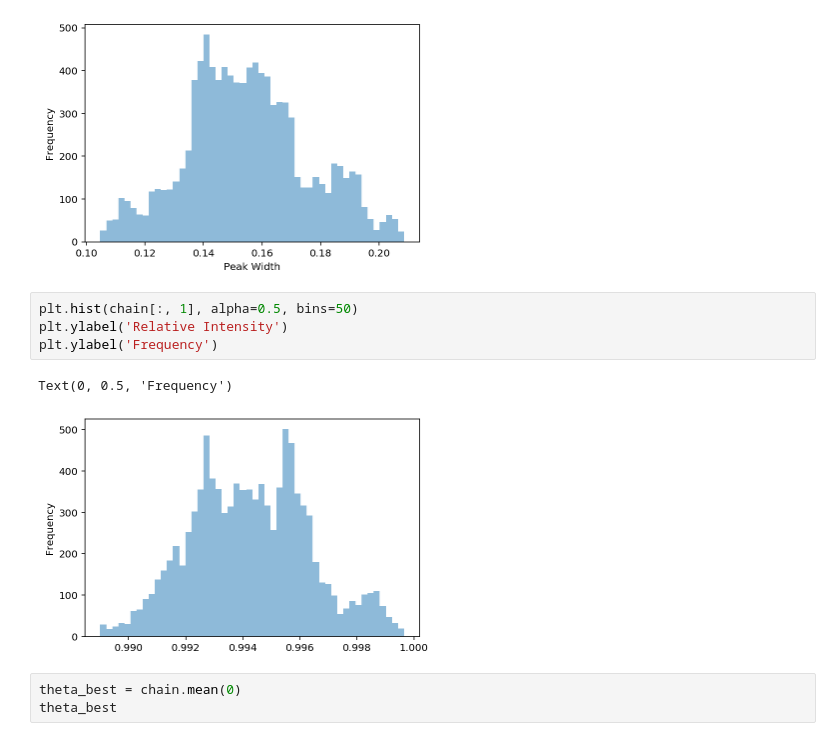
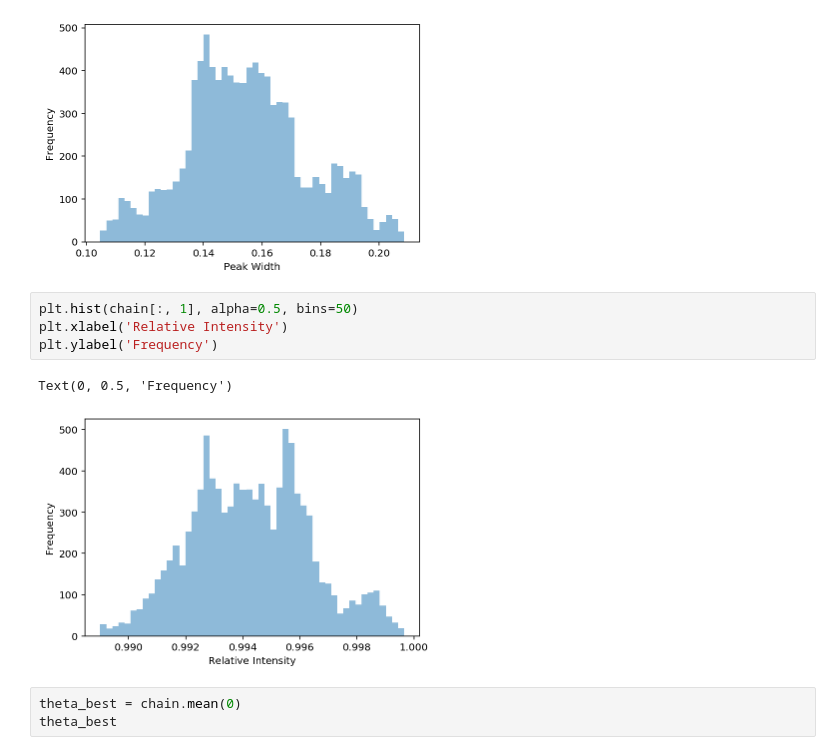
Before and after one commit to brendrach/Computational_Astro_ASTP720, a Jupyter notebook: Assignment_6/Assignment_6.ipynb, the cells around one changed output. Drawn from its saved outputs; the diff is of its cells as text.

```diff
--- a/Assignment_6/Assignment_6.ipynb
+++ b/Assignment_6/Assignment_6.ipynb
@@ -253,11 +254,11 @@ Text(0, 0.5, 'Frequency')
 [figure]
 # %%
 plt.hist(chain[:, 1], alpha=0.5, bins=50)
-plt.ylabel('Relative Intensity')
+plt.xlabel('Relative Intensity')
 plt.ylabel('Frequency')
 # %% [output]
 Text(0, 0.5, 'Frequency')
-[figure, old version]
+[figure, new version]
 # %%
 theta_best = chain.mean(0)
 theta_best
```
Also changed, not shown: parts of 1 cell of this notebook, 1 other file.
